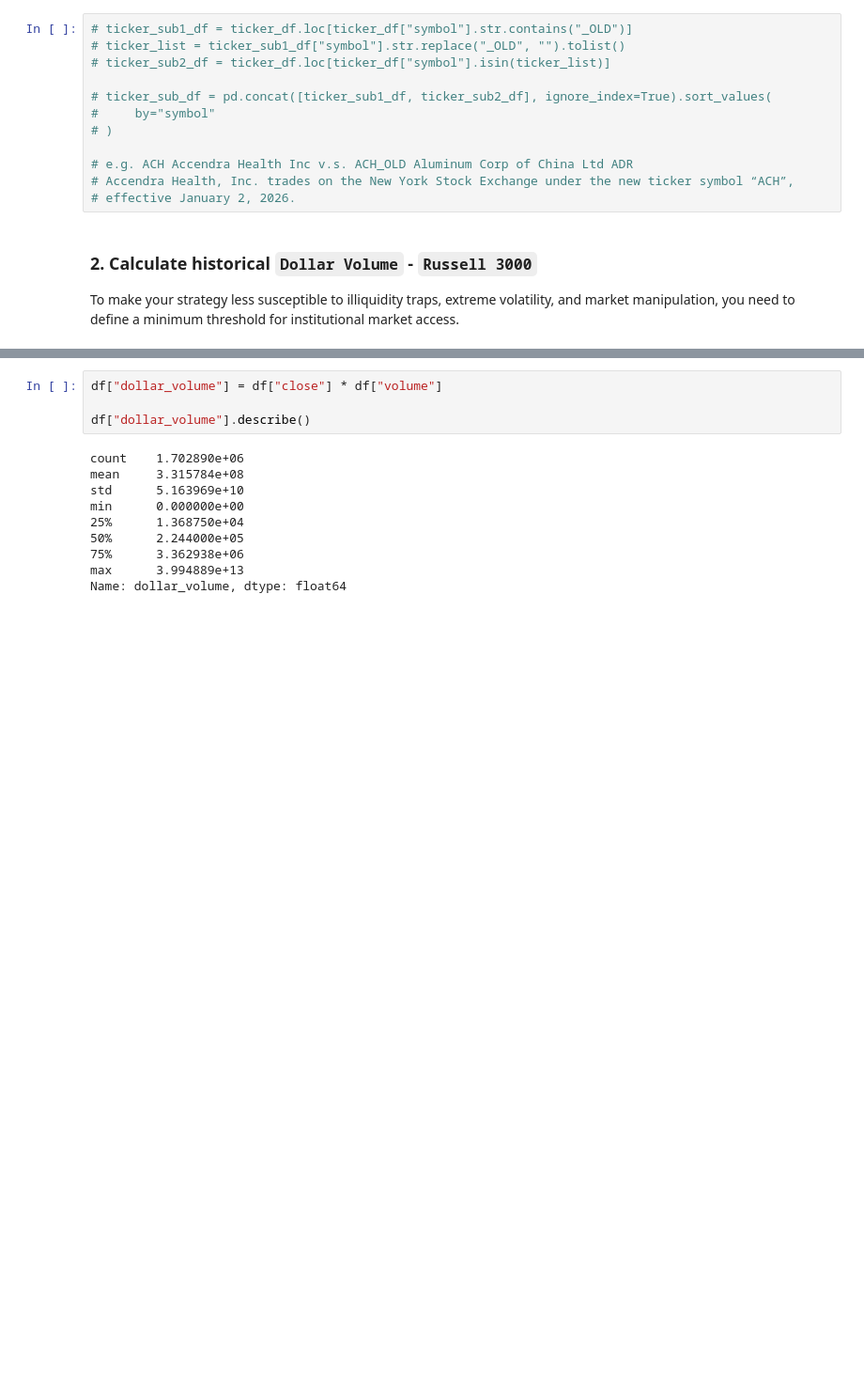
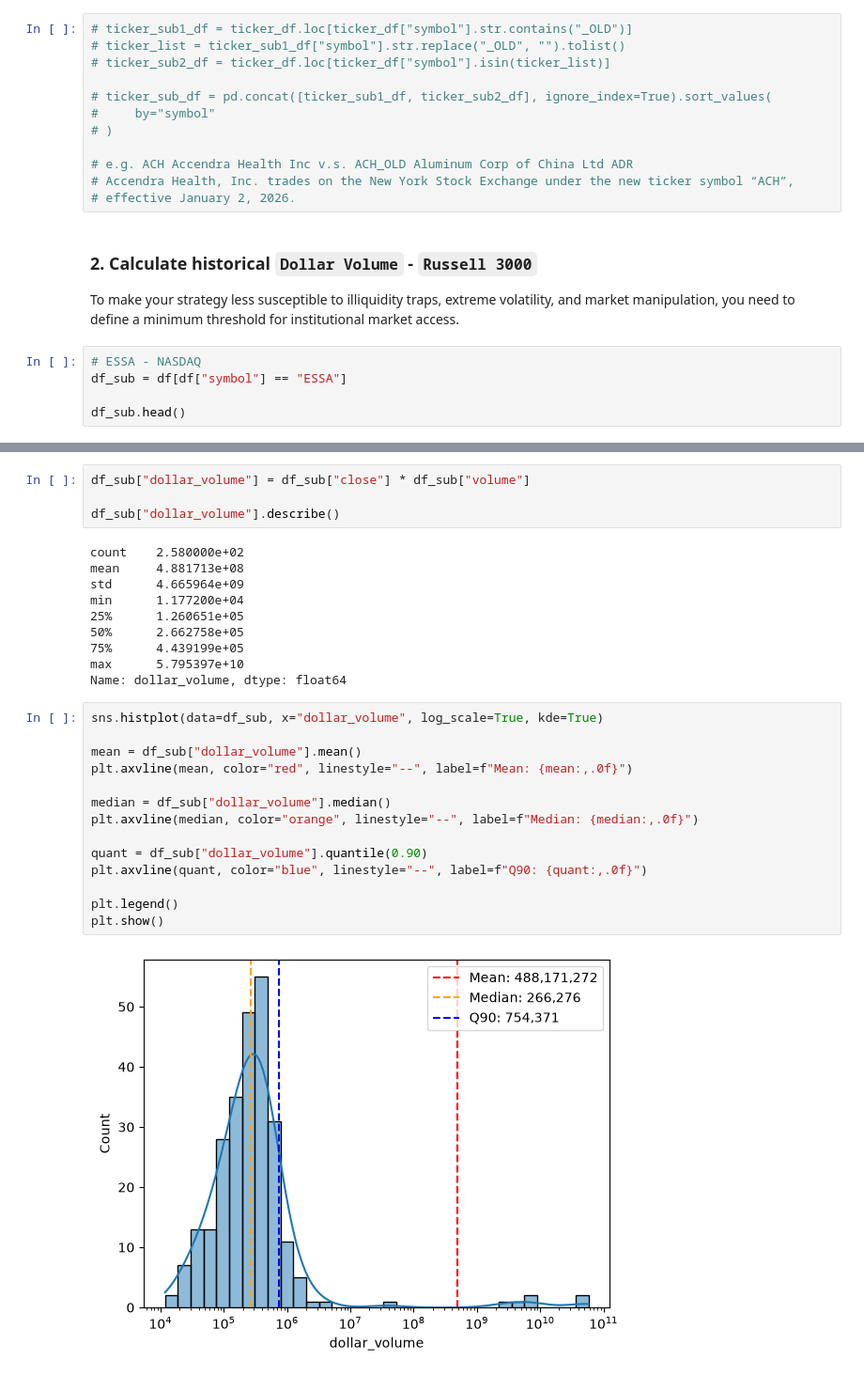
Before and after one commit to lott7/alpha_engine, a Jupyter notebook: notebooks/exploration.ipynb, the cells around one changed output, grey strips where cells are left out. Shown at 94% size. Drawn from its saved outputs; the diff is of its cells as text; blank space fills up the shorter version.

```diff
--- a/notebooks/exploration.ipynb
+++ b/notebooks/exploration.ipynb
@@ -156,3 +140,8 @@ Starting # of tickers for 2000-12-01 until 2001-11-30: 7544
 # %% [markdown]
 ### 2. Calculate historical `Dollar Volume` - `Russell 3000`
 To make your strategy less susceptible to illiquidity traps, extreme volatility, and market manipulation, you need to define a minimum threshold for institutional market access.
+# %%
+# ESSA - NASDAQ
+df_sub = df[df["symbol"] == "ESSA"]
+
+df_sub.head()
@@ -159,14 +155,30 @@ To make your strategy less susceptible to illiquidity traps, extreme volatility,
 # %%
-df["dollar_volume"] = df["close"] * df["volume"]
+df_sub["dollar_volume"] = df_sub["close"] * df_sub["volume"]
 
-df["dollar_volume"].describe()
+df_sub["dollar_volume"].describe()
 # %% [output]
-count    1.702890e+06
-mean     3.315784e+08
-std      5.163969e+10
-min      0.000000e+00
-25%      1.368750e+04
-50%      2.244000e+05
-75%      3.362938e+06
-max      3.994889e+13
+count    2.580000e+02
+mean     4.881713e+08
+std      4.665964e+09
+min      1.177200e+04
+25%      1.260651e+05
+50%      2.662758e+05
+75%      4.439199e+05
+max      5.795397e+10
 Name: dollar_volume, dtype: float64
+# %%
+sns.histplot(data=df_sub, x="dollar_volume", log_scale=True, kde=True)
+
+mean = df_sub["dollar_volume"].mean()
+plt.axvline(mean, color="red", linestyle="--", label=f"Mean: {mean:,.0f}")
+
+median = df_sub["dollar_volume"].median()
+plt.axvline(median, color="orange", linestyle="--", label=f"Median: {median:,.0f}")
+
+quant = df_sub["dollar_volume"].quantile(0.90)
+plt.axvline(quant, color="blue", linestyle="--", label=f"Q90: {quant:,.0f}")
+
+plt.legend()
+plt.show()
+# %% [output]
+[figure, added]
```
Also changed, not shown: parts of 20 cells of this notebook, 12 other files.
